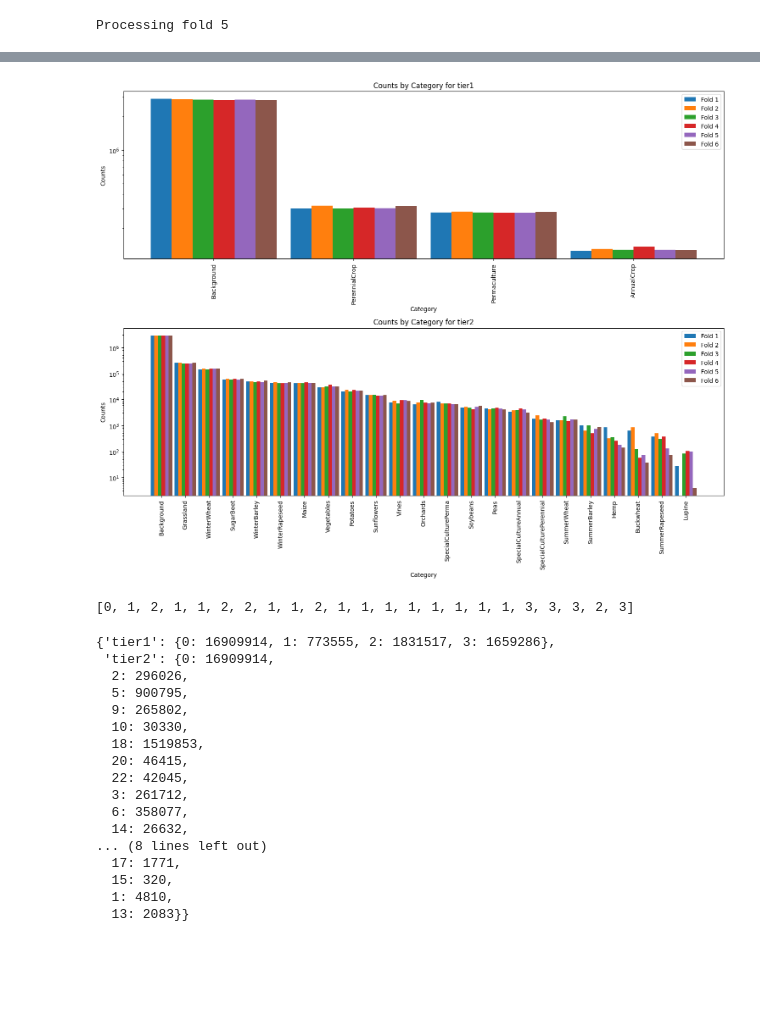
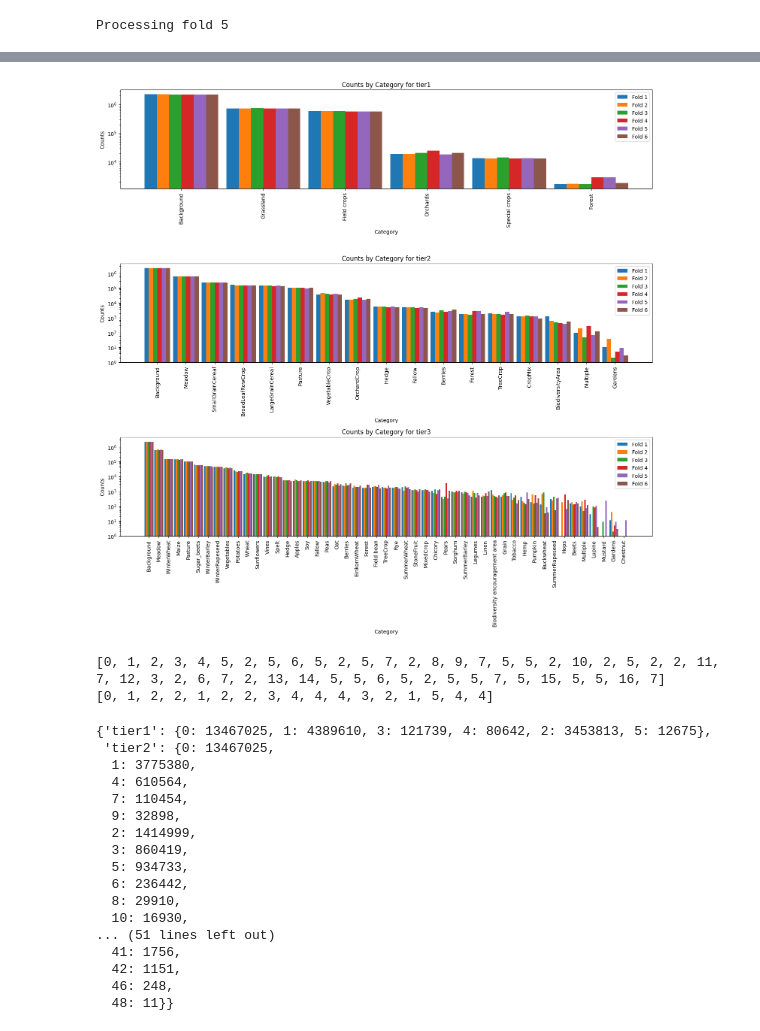
Before and after one commit to Satellite-Based-Crop-Classification/messis, a Jupyter notebook: notebooks/dataset_eda.ipynb, the cells around one changed output, grey strips where cells are left out. Cells and saved outputs as stored; diff of their text form; code cells hidden in the pictures; blank space fills up the shorter version.

```diff
--- a/notebooks/dataset_eda.ipynb
+++ b/notebooks/dataset_eda.ipynb
@@ -58,7 +58,7 @@ for i in range(N_FOLDS):
     pixels_by_tier_category = {
         "tier1": {},
         "tier2": {},
-        # "tier3": {}
+        "tier3": {}
     }
     for batch in tqdm(folds[i]):
         targets = batch[1][0]
@@ -103,34 +108,34 @@ dataset_info["tier1"]
 # %%
-fig, axes = plt.subplots(nrows=2, ncols=1, figsize=(15, 12), sharex=False)
+fig, axes = plt.subplots(nrows=3, ncols=1, figsize=(15, 15), sharex=False)
 fig.subplots_adjust(hspace=0.4)
 
-for ax, tier in zip(axes, ["tier1", "tier2"]):
+for ax, tier in zip(axes, ["tier1", "tier2", "tier3"]):
     categories = set().union(*[pixels_by_tier_category_fold[i][tier].keys() for i in range(N_FOLDS)])
     index = np.arange(len(categories))
     bar_width = 0.15
     counts_by_fold = []
     for fold in range(N_FOLDS):
         counts = [pixels_by_tier_category_fold[fold][tier].get(cat, 0) for cat in categories]
         counts_by_fold.append(counts)
     # aggregate counts by category
     counts = np.sum(counts_by_fold, axis=0)
     # order the categories and counts by counts
     categories = [cat for _, cat in sorted(zip(counts, categories), key=lambda pair: pair[0], reverse=True)]
     for fold in range(N_FOLDS):
         counts = [pixels_by_tier_category_fold[fold][tier].get(cat, 0) for cat in categories]
         ax.bar(index + fold * bar_width, counts, bar_width, label=f'Fold {fold+1}')
 
     ax.set_xlabel('Category')
     ax.set_ylabel('Counts')
     ax.set_yscale('log')
-    ax.set_title(f'Fold Counts by Category for {tier}')
+    ax.set_title(f'Counts by Category for {tier}')
     ax.set_xticks(index + bar_width * (N_FOLDS - 1) / 2)
     labels = [dataset_info[tier][cat] for cat in categories]
     ax.set_xticklabels(labels, rotation=90)
     ax.legend()
 
 plt.tight_layout()
 plt.show()
 # %% [output]
-[figure, old version]
+[figure, new version]
 # %%
@@ -145,14 +150,15 @@ tier2_to_tier1 = dataset_info["tier2_to_tier1"] # array where index is tier3 and
 # %%
-# print(tier3_to_tier2) # array where index is tier3 and value is tier2
+print(tier3_to_tier2) # array where index is tier3 and value is tier2
 print(tier2_to_tier1) # array where index is tier2 and value is tier1
 # %% [output]
-[0, 1, 2, 1, 1, 2, 2, 1, 1, 2, 1, 1, 1, 1, 1, 1, 1, 1, 3, 3, 3, 2, 3]
+[0, 1, 2, 3, 4, 5, 2, 5, 6, 5, 2, 5, 7, 2, 8, 9, 7, 5, 5, 2, 10, 2, 5, 2, 2, 11, 7, 12, 3, 2, 6, 7, 2, 13, 14, 5, 5, 6, 5, 2, 5, 5, 7, 5, 15, 5, 5, 16, 7]
+[0, 1, 2, 2, 1, 2, 2, 3, 4, 4, 4, 3, 2, 1, 5, 4, 4]
 # %%
 # aggregate all folds of pixels_by_tier_category_fold
 pixels_by_tier_category = {
     "tier1": {},
     "tier2": {},
-    # "tier3": {}
+    "tier3": {}
 }
 for tier in pixels_by_tier_category.keys():
     for fold in range(N_FOLDS):
@@ -164,23 +170,23 @@ for tier in pixels_by_tier_category.keys():
 
 pixels_by_tier_category # dict with each tier as key. The value is a dict again with the category as tier and the pixel count as value
 # %% [output]
-{'tier1': {0: 16909914, 1: 773555, 2: 1831517, 3: 1659286},
- 'tier2': {0: 16909914,
-  2: 296026,
-  5: 900795,
-  9: 265802,
-  10: 30330,
-  18: 1519853,
-  20: 46415,
-  22: 42045,
-  3: 261712,
-  6: 358077,
-  14: 26632,
-... (8 lines left out)
-  17: 1771,
-  15: 320,
-  1: 4810,
-  13: 2083}}
+{'tier1': {0: 13467025, 1: 4389610, 3: 121739, 4: 80642, 2: 3453813, 5: 12675},
+ 'tier2': {0: 13467025,
+  1: 3775380,
+  4: 610564,
+  7: 110454,
+  9: 32898,
+  2: 1414999,
+  3: 860419,
+  5: 934733,
+  6: 236442,
+  8: 29910,
+  10: 16930,
+... (51 lines left out)
+  41: 1756,
+  42: 1151,
+  46: 248,
+  48: 11}}
 # %%
 # Prepare data for Sankey diagram
 node_labels = ["Vegetation"]
```
Also changed, not shown: parts of 7 cells of this notebook, 2 other files.
